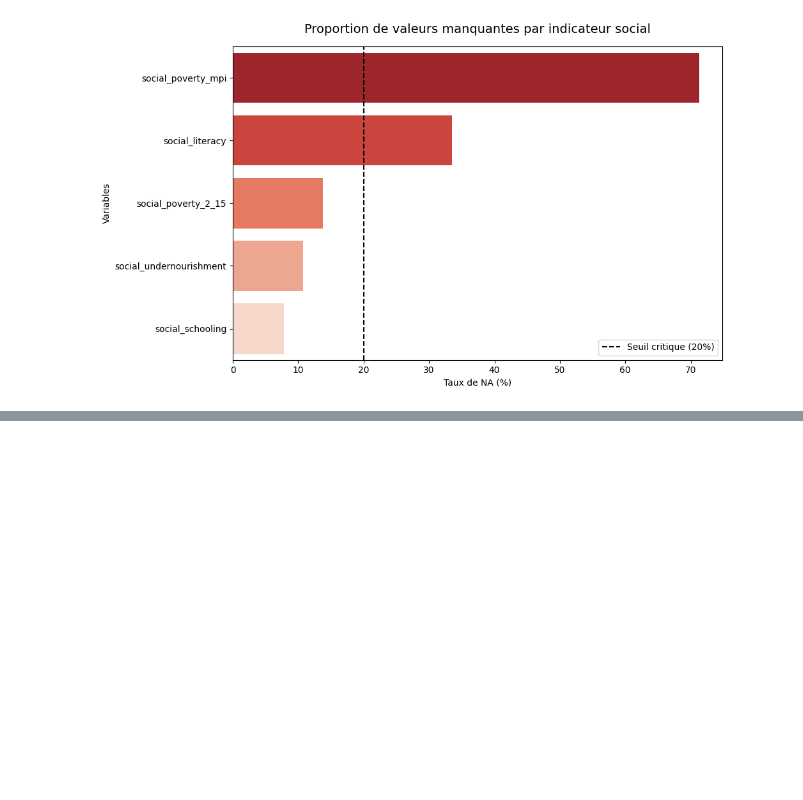
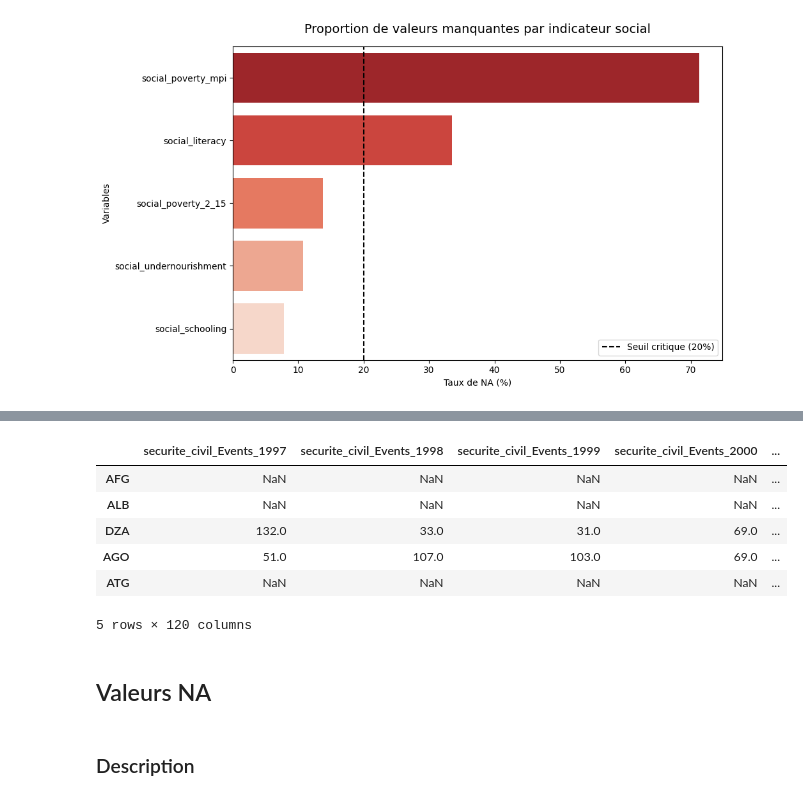
Before and after one commit to awa-d/ML2-project_clustering-countries, a Jupyter notebook: notebooks/P0_init-merge.ipynb, the cells around one changed output, grey strips where cells are left out. Drawn from its saved outputs; the diff is of its cells as text; code cells hidden in the pictures; blank space fills up the shorter version.

Commit message:
abandon dataset ACLED- Fin merge

```diff
--- a/notebooks/P0_init-merge.ipynb
+++ b/notebooks/P0_init-merge.ipynb
@@ -707,0 +708,42 @@ ACLED n’est pas une base de panel « complète » où chaque couple (pays,date
+# %%
+# Enrichissement du dictionnaire de secours et initialisation
+# On procéde ainsi car la feuille Non-HRP n'a de ISO code3
+acled_to_iso = {
+    'Russia': 'RUS', 'Ivory Coast': 'CIV', 'Cape Verde': 'CPV',
+    'Republic of Congo': 'COG', 'East Timor': 'TLS', 'Brunei': 'BRN', 'Kosovo': 'XKX',"Democratic Republic of Congo":"COD"
+}
+wdi_to_iso_final.update(acled_to_iso)
+
+df_security = pd.DataFrame(index=df_final['iso_code'].unique())
+sec_keys = ["securite_civil", "securite_political"]
+tabs = ["Non_HRP", "HRP_1", "HRP_2"]
+
+for key in sec_keys:
+    conf = sources[key]
+    all_tabs_data = []
+
+    # Lecture itérative des feuilles disponibles pour chaque source
+    for tab in tabs:
+        try:
+            df_tab = pd.read_excel(raw_dir / conf["file"], sheet_name=tab)
+            all_tabs_data.append(df_tab)
+        except ValueError:
+            # Gestion du cas où une feuille spécifique serait absente d'un fichier
+            pass
+
+    # Unification des segments de données
+    df_tmp = pd.concat(all_tabs_data, ignore_index=True)
+    df_tmp['Country'] = df_tmp['Country'].astype(str).str.strip()
+
+    # Résolution ISO multiniveau : dictionnaire puis fonction générique
+    df_tmp['iso_code'] = df_tmp['Country'].map(wdi_to_iso_final)
+    mask = df_tmp['iso_code'].isna()
+    df_tmp.loc[mask, 'iso_code'] = df_tmp.loc[mask, 'Country'].apply(get_iso_code)
+
+    # Agrégation temporelle et métrique (Sommation des événements et décès)
+    for metric in ["Events", "Fatalities"]:
+        df_pivot = df_tmp.pivot_table(index='iso_code', columns='Year', values=metric, aggfunc='sum')
+        df_pivot = df_pivot.add_prefix(f"{key}_{metric}_")
+
+        # Jonction au conteneur principal
+        df_security = df_security.join(df_pivot, how='left')
@@ -707,0 +785,14 @@ ACLED n’est pas une base de panel « complète » où chaque couple (pays,date
+# %%
+df_security.head()
+# %% [output]
+|  | securite_civil_Events_1997 | securite_civil_Events_1998 | securite_civil_Events_1999 | securite_civil_Events_2000 | ... |
+| AFG | NaN | NaN | NaN | NaN | ... |
+| ALB | NaN | NaN | NaN | NaN | ... |
+| DZA | 132.0 | 33.0 | 31.0 | 69.0 | ... |
+| AGO | 51.0 | 107.0 | 103.0 | 69.0 | ... |
+| ATG | NaN | NaN | NaN | NaN | ... |
+5 rows × 120 columns
+# %% [markdown]
+## Valeurs NA
+# %% [markdown]
+### Description
```
Also changed, not shown: parts of 9 cells of this notebook, 3 other files.
